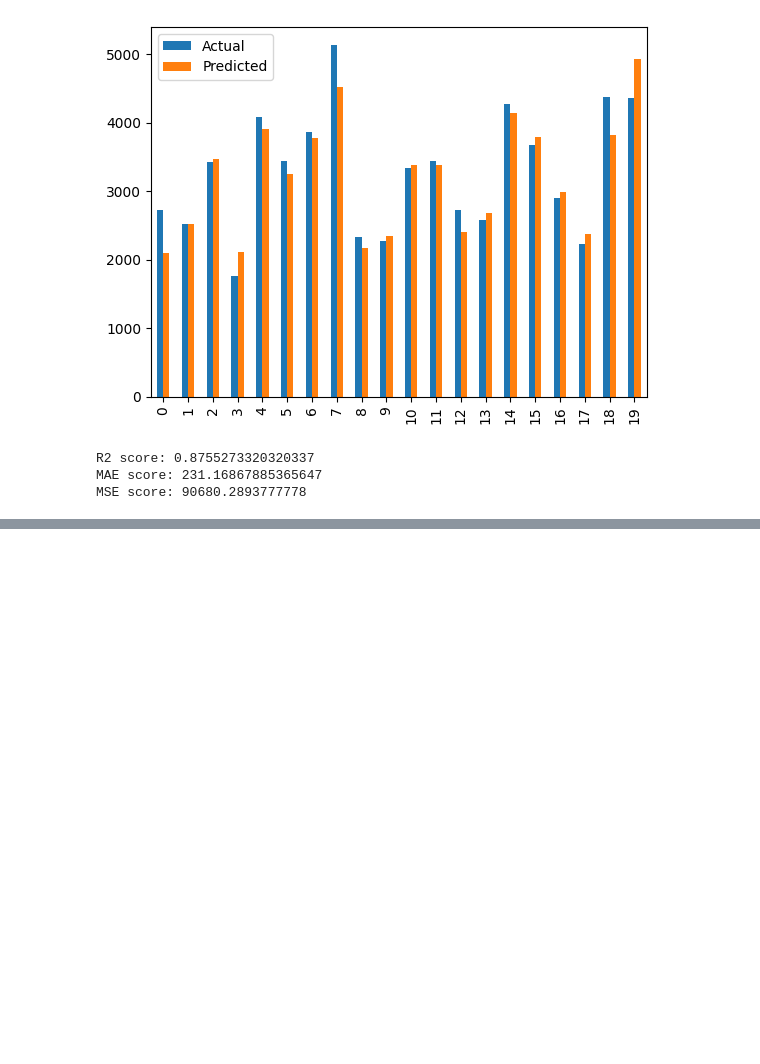
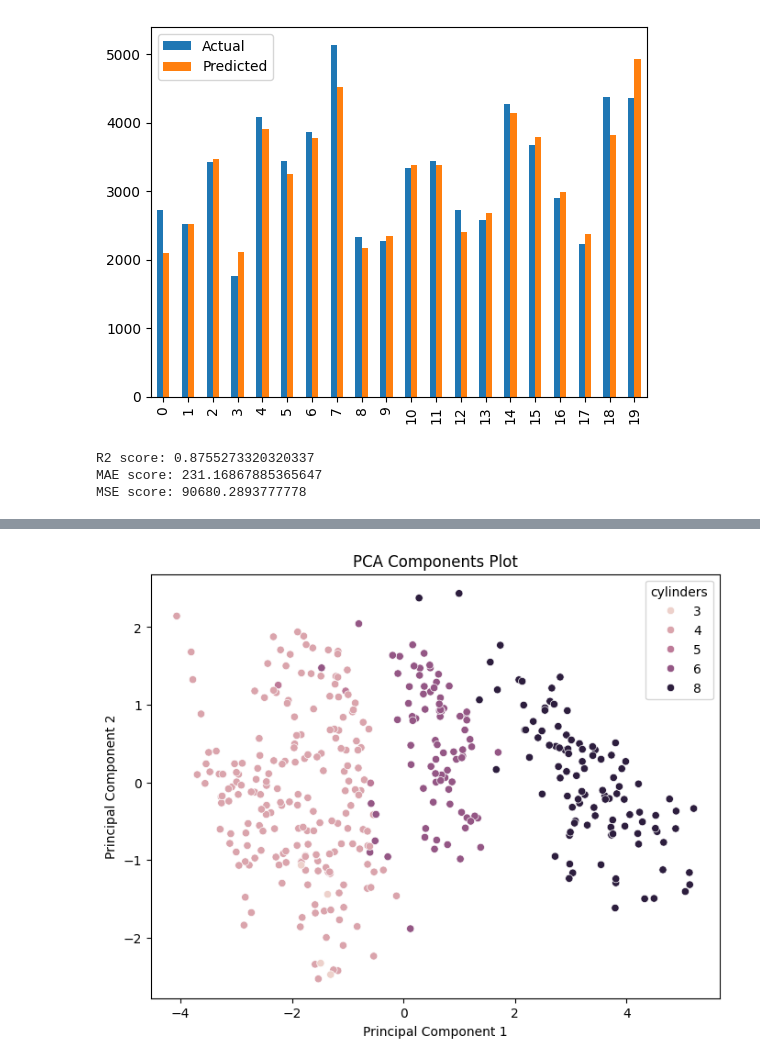
Before and after one commit to GHAUTHAM2509/data_analytics_da, a Jupyter notebook: 23BCE0487.ipynb, the cells around one changed output, grey strips where cells are left out. Drawn from its saved outputs; the diff is of its cells as text; code cells hidden in the pictures; blank space fills up the shorter version.

```diff
--- a/23BCE0487.ipynb
+++ b/23BCE0487.ipynb
@@ -610,0 +693,14 @@ MSE score: 90680.2893777778
+# %%
+n_comp = 2  # Adjust based on scree plot
+pca = PCA(n_components=n_comp)
+pca_result = pca.fit_transform(scaled_data)
+# %%
+# Plot PCA components
+plt.figure(figsize=(8, 6))
+sns.scatterplot(x=pca_result[:, 0], y=pca_result[:, 1], hue=df['cylinders'])  # Adjust hue if needed
+plt.xlabel("Principal Component 1")
+plt.ylabel("Principal Component 2")
+plt.title("PCA Components Plot")
+plt.show()
+# %% [output]
+[figure, added]
```
Also changed, not shown: parts of 16 cells of this notebook.
